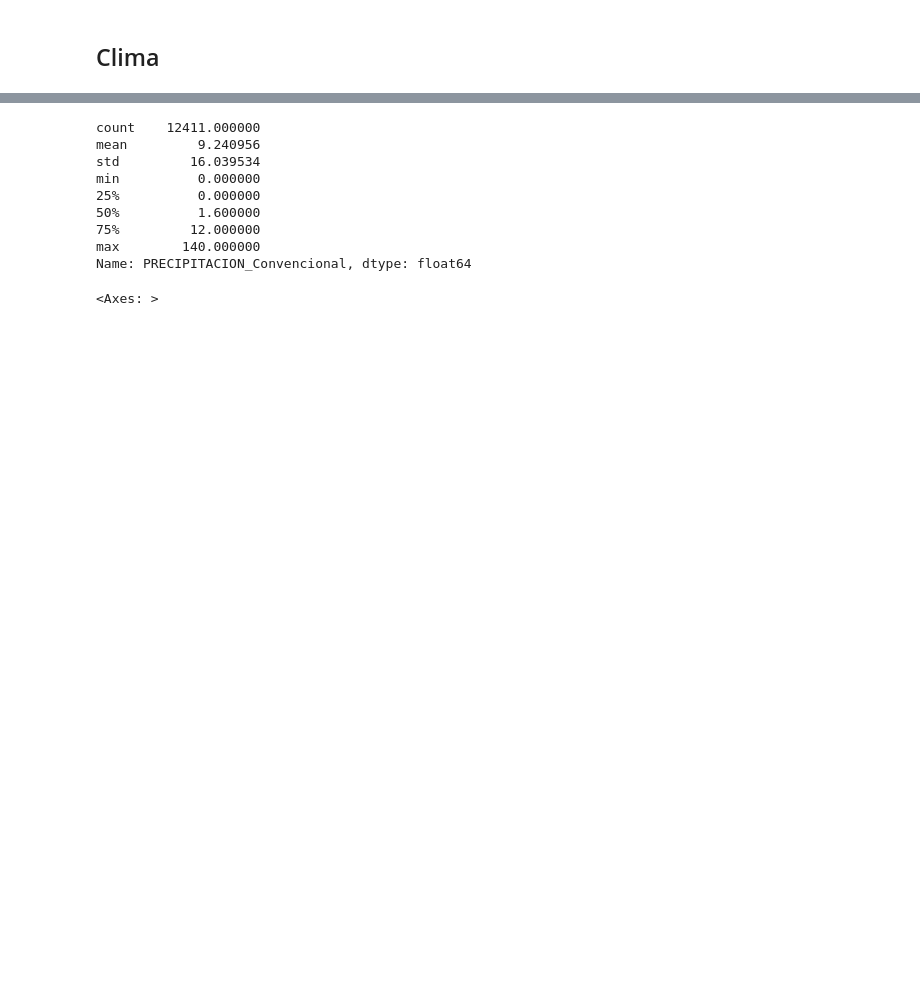
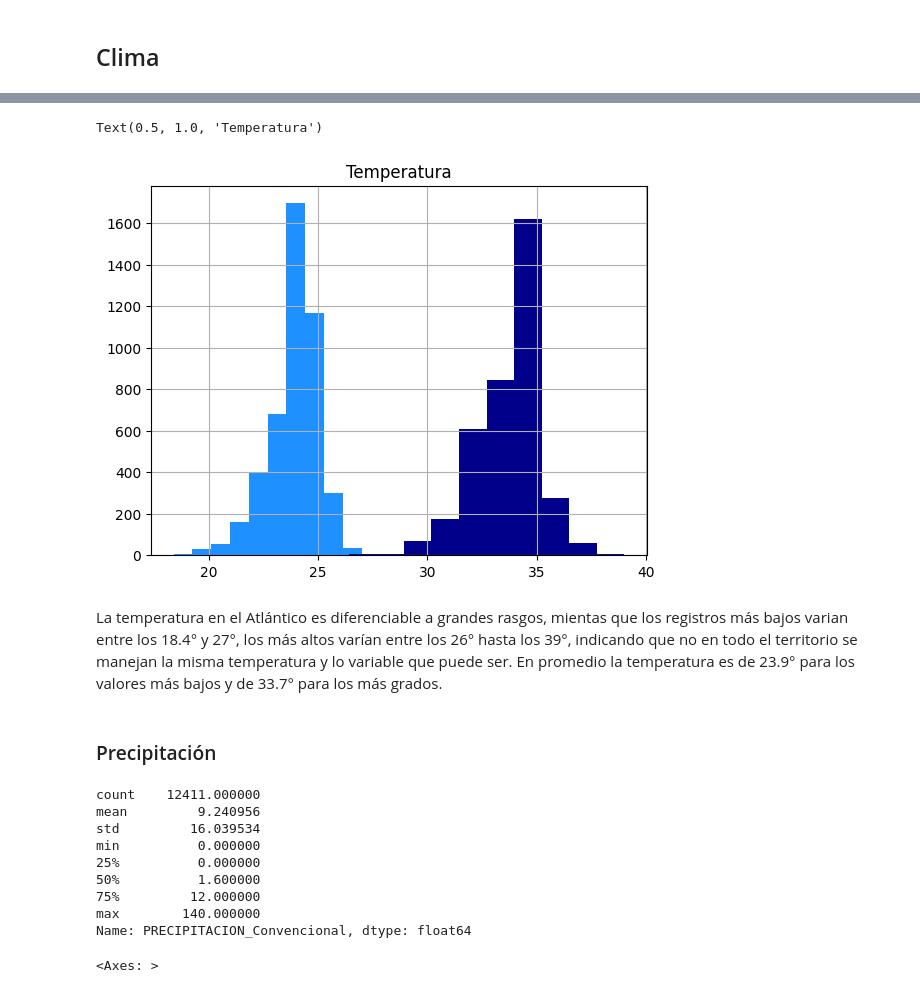
Before and after one commit to Darally06/Dengue_caracterization, a Jupyter notebook: clima.ipynb, the cells around one changed output, grey strips where cells are left out. Cells and saved outputs as stored; diff of their text form; code cells hidden in the pictures; blank space fills up the shorter version.

```diff
--- a/clima.ipynb
+++ b/clima.ipynb
@@ -113,3 +107,14 @@ df['HUM RELATIVA_MIN'].hist()
+# %%
+df['TEMPERATURA_MIN'].hist(color='dodgerblue')
+df['TEMPERATURA_MAX'].hist(color='darkblue')
+plt.title("Temperatura")
+# %% [output]
+Text(0.5, 1.0, 'Temperatura')
+[figure, added]
+# %% [markdown]
+La temperatura en el Atlántico es diferenciable a grandes rasgos, mientas que los registros más bajos varian entre los 18.4° y 27°, los más altos varían entre los 26° hasta los 39°, indicando que no en todo el territorio se manejan la misma temperatura y lo variable que puede ser. En promedio la temperatura es de 23.9° para los valores más bajos y de 33.7° para los más grados.
+# %% [markdown]
+### Precipitación
 # %%
 df['PRECIPITACION_Convencional'].describe()
 # %% [output]
```
Also changed, not shown: parts of 17 cells of this notebook.
